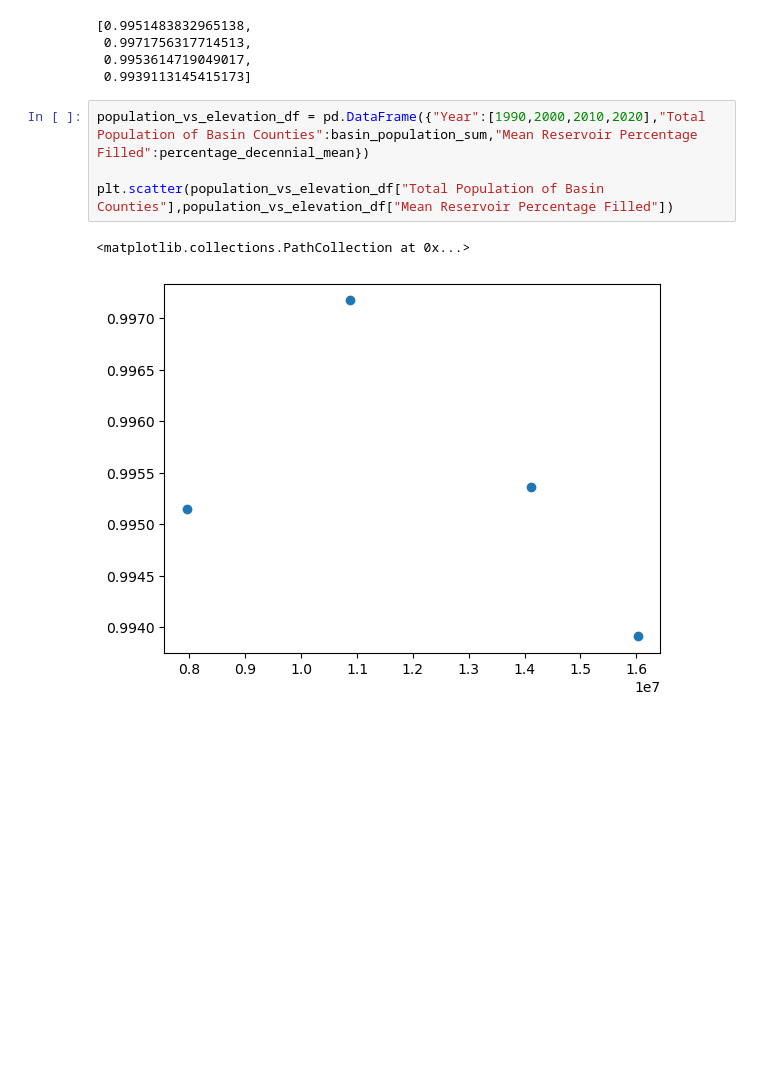
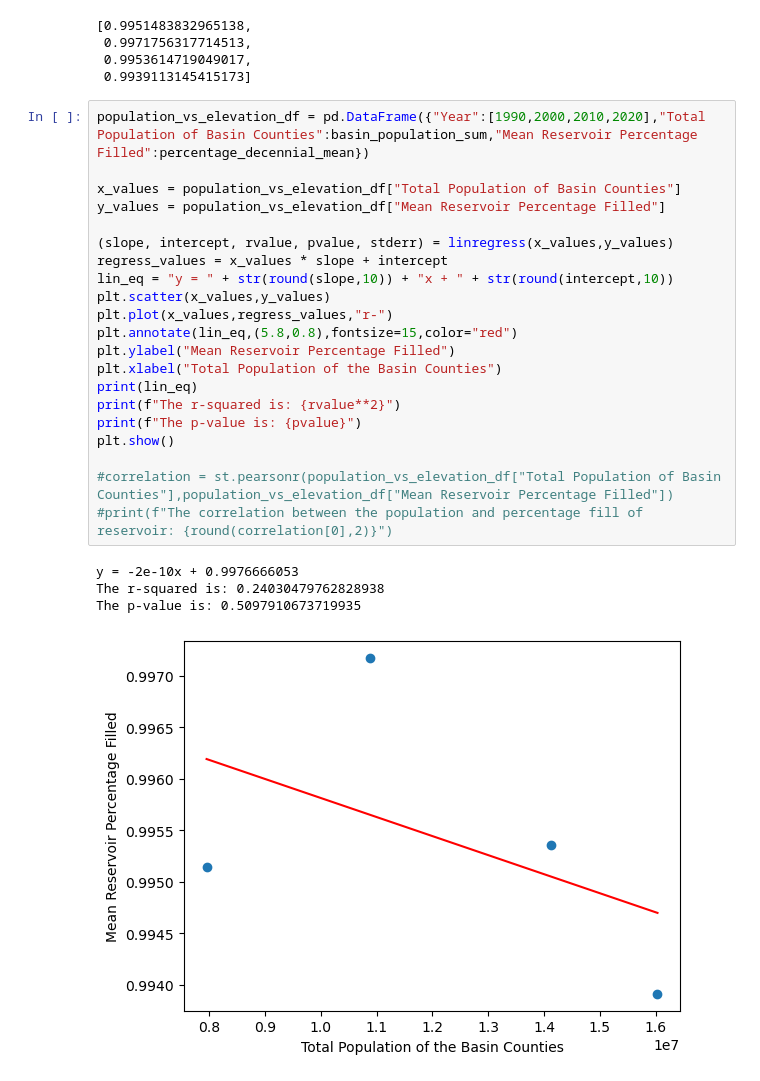
Before and after one commit to Rojodu/Project_1, a Jupyter notebook: Correlation/Reservoirs_Averages_By_Year.ipynb, the cells around one changed output. Saved outputs shown, nothing was run; the diff lists cells and outputs as text; blank space fills up the shorter version.

Commit message:
Adding statistical/regression data to ReservoirVSPop

```diff
--- a/Correlation/Reservoirs_Averages_By_Year.ipynb
+++ b/Correlation/Reservoirs_Averages_By_Year.ipynb
@@ -126,7 +127,26 @@ percentage_decennial_mean
 # %%
 population_vs_elevation_df = pd.DataFrame({"Year":[1990,2000,2010,2020],"Total Population of Basin Counties":basin_population_sum,"Mean Reservoir Percentage Filled":percentage_decennial_mean})
 
-plt.scatter(population_vs_elevation_df["Total Population of Basin Counties"],population_vs_elevation_df["Mean Reservoir Percentage Filled"])
+x_values = population_vs_elevation_df["Total Population of Basin Counties"]
+y_values = population_vs_elevation_df["Mean Reservoir Percentage Filled"]
+
+(slope, intercept, rvalue, pvalue, stderr) = linregress(x_values,y_values)
+regress_values = x_values * slope + intercept
+lin_eq = "y = " + str(round(slope,10)) + "x + " + str(round(intercept,10))
+plt.scatter(x_values,y_values)
+plt.plot(x_values,regress_values,"r-")
+plt.annotate(lin_eq,(5.8,0.8),fontsize=15,color="red")
+plt.ylabel("Mean Reservoir Percentage Filled")
+plt.xlabel("Total Population of the Basin Counties")
+print(lin_eq)
+print(f"The r-squared is: {rvalue**2}")
+print(f"The p-value is: {pvalue}")
+plt.show()
+
+#correlation = st.pearsonr(population_vs_elevation_df["Total Population of Basin Counties"],population_vs_elevation_df["Mean Reservoir Percentage Filled"])
+#print(f"The correlation between the population and percentage fill of reservoir: {round(correlation[0],2)}")
 # %% [output]
-<matplotlib.collections.PathCollection at 0x...>
+y = -2e-10x + 0.9976666053
+The r-squared is: 0.24030479762828938
+The p-value is: 0.5097910673719935
-[figure, old version]
+[figure, new version]
```
Also changed, not shown: parts of 1 cell of this notebook.
